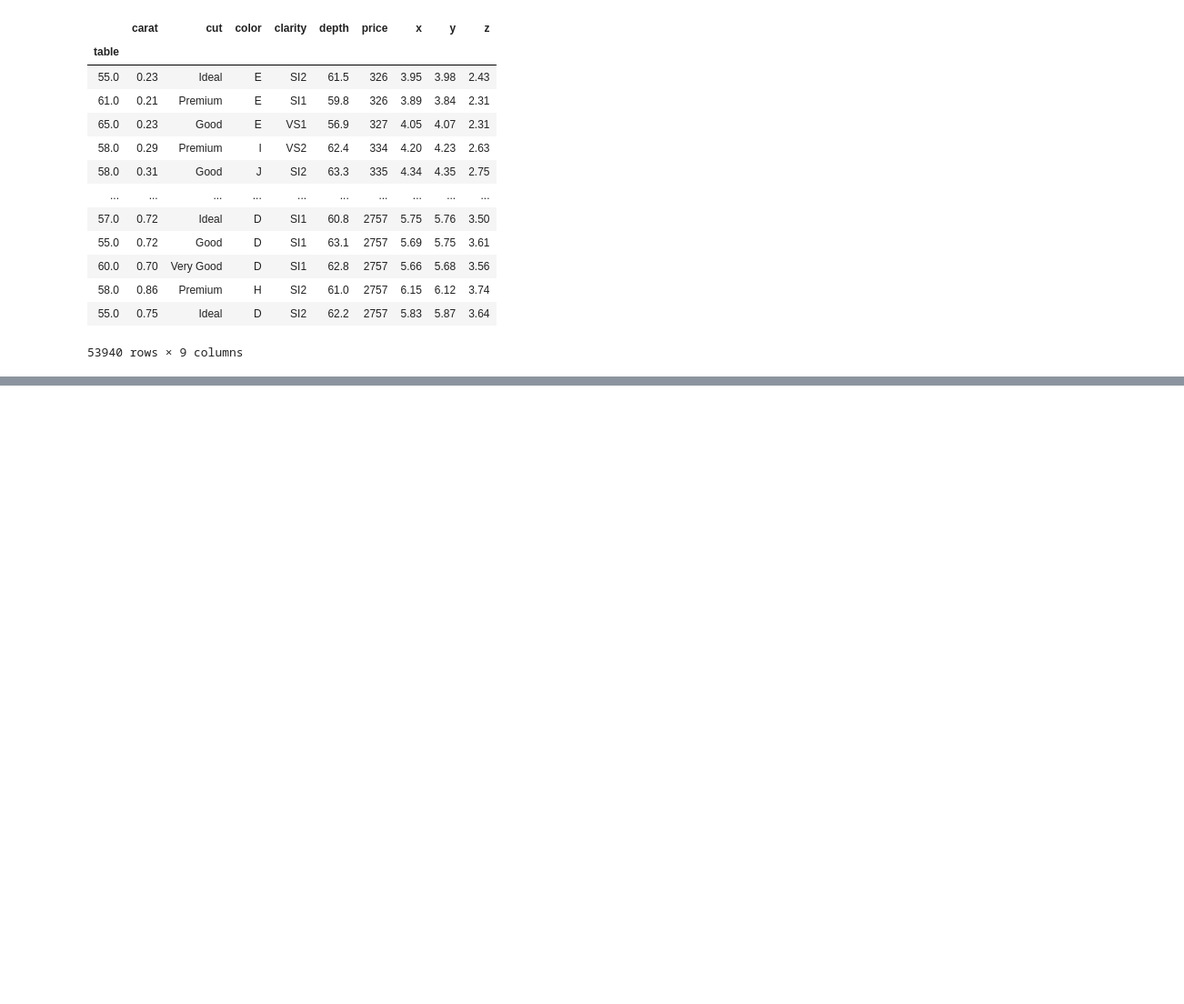
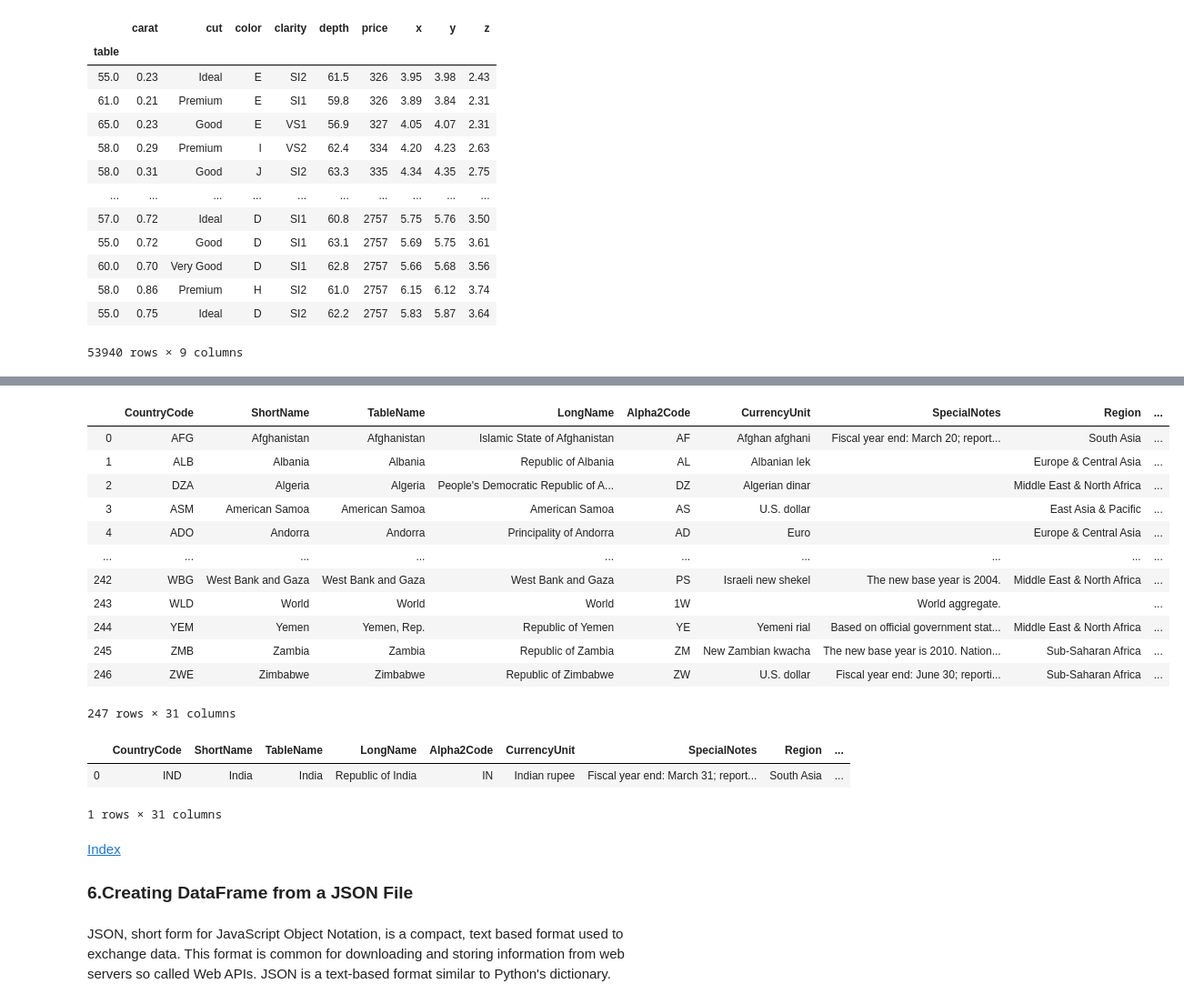
Before and after one commit to SivaLokam/supervisedlearning, a Jupyter notebook: Tutorials/Pandas Tutorial.ipynb, the cells around one changed output, grey strips where cells are left out. Shown: that part at 91% size. Saved outputs shown, nothing was run; the diff lists cells and outputs as text; code cells hidden in the pictures; blank space fills up the shorter version.

```diff
--- a/Tutorials/Pandas Tutorial.ipynb
+++ b/Tutorials/Pandas Tutorial.ipynb
@@ -299,0 +354,3 @@ ramen.describe(include='all')
+# %%
+wdiConn = sqlite3.connect(r'../datasets/wdi/database.sqlite')
+wdiConn
@@ -299,0 +370,29 @@ ramen.describe(include='all')
+# %%
+countries = pd.read_sql(""" SELECT * FROM COUNTRY """,wdiConn)
+countries
+# %% [output]
+|  | CountryCode | ShortName | TableName | LongName | Alpha2Code | CurrencyUnit | SpecialNotes | Region | ... |
+| 0 | AFG | Afghanistan | Afghanistan | Islamic State of Afghanistan | AF | Afghan afghani | Fiscal year end: March 20; report... | South Asia | ... |
+| 1 | ALB | Albania | Albania | Republic of Albania | AL | Albanian lek |  | Europe & Central Asia | ... |
+| 2 | DZA | Algeria | Algeria | People's Democratic Republic of A... | DZ | Algerian dinar |  | Middle East & North Africa | ... |
+| 3 | ASM | American Samoa | American Samoa | American Samoa | AS | U.S. dollar |  | East Asia & Pacific | ... |
+| 4 | ADO | Andorra | Andorra | Principality of Andorra | AD | Euro |  | Europe & Central Asia | ... |
+| ... | ... | ... | ... | ... | ... | ... | ... | ... | ... |
+| 242 | WBG | West Bank and Gaza | West Bank and Gaza | West Bank and Gaza | PS | Israeli new shekel | The new base year is 2004. | Middle East & North Africa | ... |
+| 243 | WLD | World | World | World | 1W |  | World aggregate. |  | ... |
+| 244 | YEM | Yemen | Yemen, Rep. | Republic of Yemen | YE | Yemeni rial | Based on official government stat... | Middle East & North Africa | ... |
+| 245 | ZMB | Zambia | Zambia | Republic of Zambia | ZM | New Zambian kwacha | The new base year is 2010. Nation... | Sub-Saharan Africa | ... |
+| 246 | ZWE | Zimbabwe | Zimbabwe | Republic of Zimbabwe | ZW | U.S. dollar | Fiscal year end: June 30; reporti... | Sub-Saharan Africa | ... |
+247 rows × 31 columns
+# %%
+india = pd.read_sql(""" SELECT * FROM COUNTRY WHERE CountryCode = 'IND' """,wdiConn)
+india
+# %% [output]
+|  | CountryCode | ShortName | TableName | LongName | Alpha2Code | CurrencyUnit | SpecialNotes | Region | ... |
+| 0 | IND | India | India | Republic of India | IN | Indian rupee | Fiscal year end: March 31; report... | South Asia | ... |
+1 rows × 31 columns
+# %% [markdown]
+<a href="#idx" target="_self">Index </a>
+### <span id="s6">6.Creating DataFrame from a JSON File</span>
+# %% [markdown]
+JSON, short form for JavaScript Object Notation, is a compact, text based format used to exchange data. This format is common for downloading and storing information from web servers so called Web APIs. JSON is a text-based format similar to Python's dictionary.
```
Also changed, not shown: parts of 39 cells of this notebook, 7 other files.
